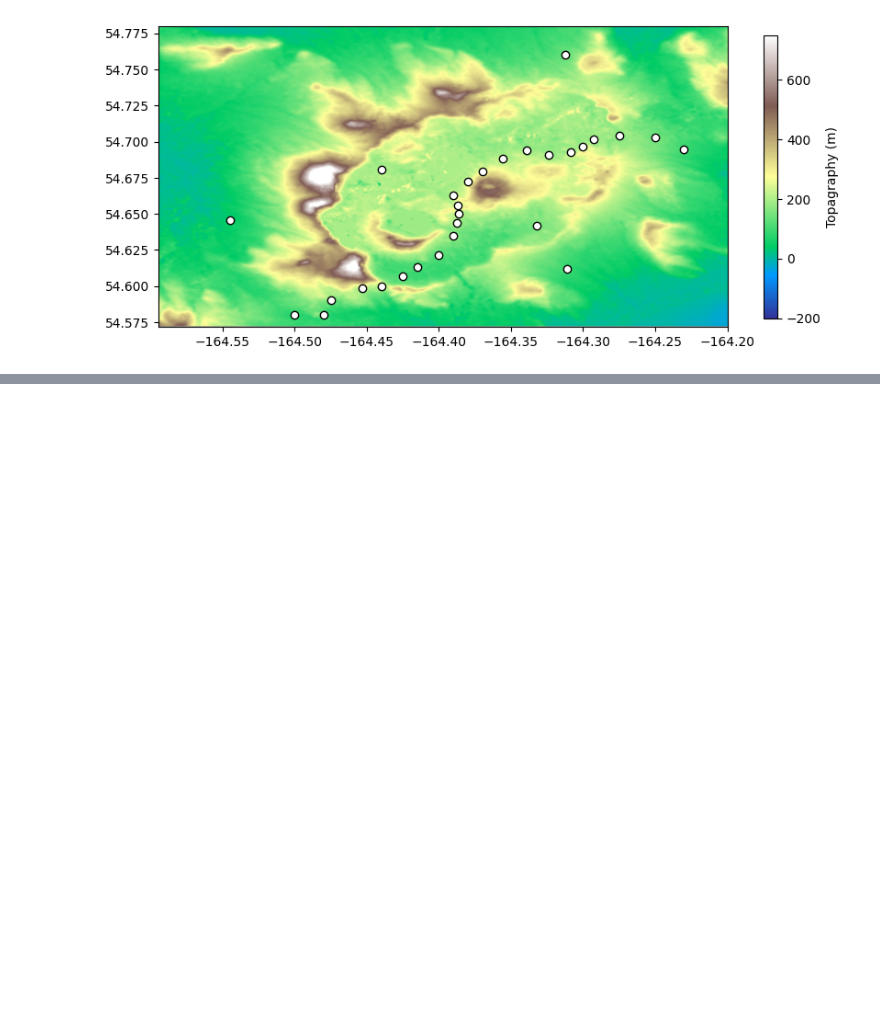
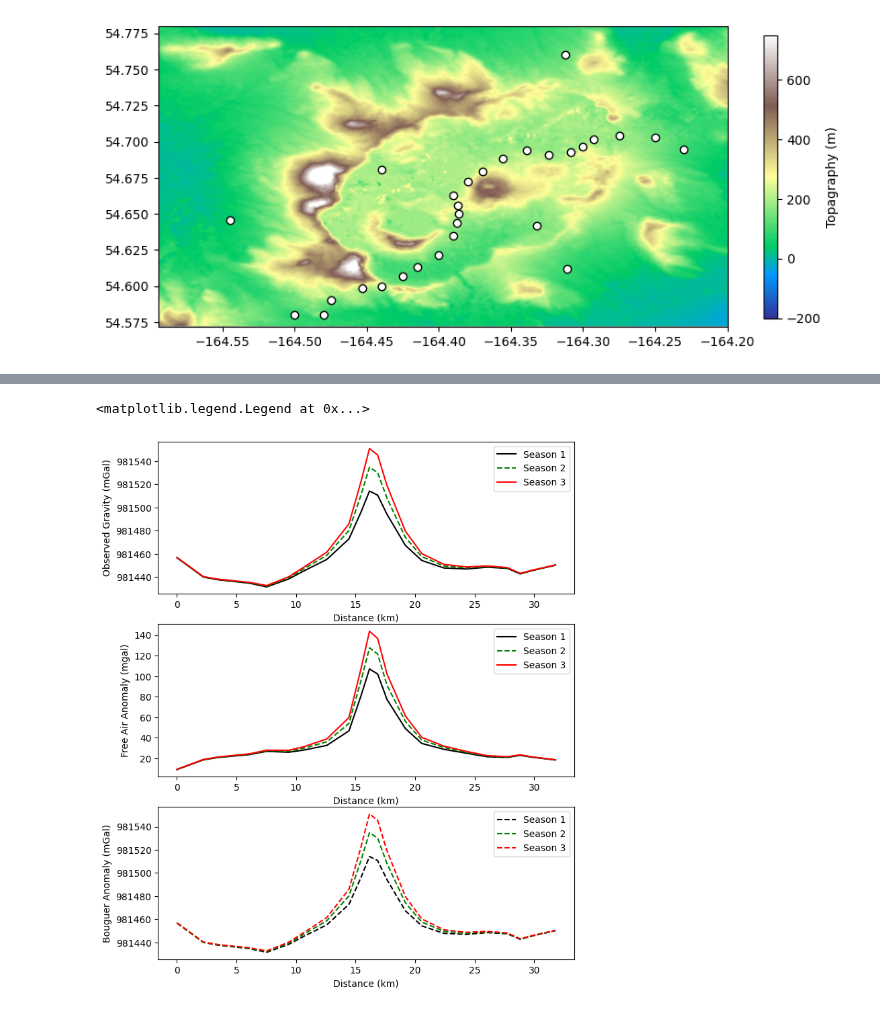
Before and after one commit to seanb7/GEOL-450, a Jupyter notebook: Gravitational_Anomalies.ipynb, the cells around one changed output, grey strips where cells are left out. Drawn from its saved outputs; the diff is of its cells as text; code cells hidden in the pictures; blank space fills up the shorter version.

```diff
--- a/Gravitational_Anomalies.ipynb
+++ b/Gravitational_Anomalies.ipynb
@@ -70,0 +117,45 @@ fig.savefig('FisherGravPts.png')
+# %%
+# Calculate the Bouguer Correction (Mass associated with Elevation)
+# Assuming a standard density of 2700 kg/m^3 for the Bouguer correction
+h = 3e3 # 3km Depth
+G = 6.67e-11
+p = 2700 # kg/m^3
+density = 2.7
+
+def bouguer_correction_numpy(density, height):
+    G = 6.67430e-11  # Gravitational constant in m^3 kg^-1 s^-2
+    correction = 2 * np.pi * G * density * height
+    return correction
+
+gba_1 = data.Season_1 - bouguer_correction_numpy(density, h)
+gba_2 = data.Season_2 - bouguer_correction_numpy(density, h)
+gba_3 = data.Season_3 - bouguer_correction_numpy(density, h)
+# %%
+# Plot Bouguer Correction
+fig, ax = plt.subplots(3, 1, figsize = (8, 10))
+plt.subplot(311)
+plt.plot(x[0:22], data.Season_1[0:22], 'k', label = 'Season 1')
+plt.plot(x[0:22], data.Season_2[0:22], 'g--', label = 'Season 2')
+plt.plot(x[0:22], data.Season_3[0:22], 'r', label = 'Season 3')
+plt.xlabel('Distance (km)')
+plt.ylabel('Observed Gravity (mGal)')
+plt.legend()
+
+plt.subplot(312)
+plt.plot(x[0:22], gfaa_1[0:22], 'k', label = 'Season 1')
+plt.plot(x[0:22], gfaa_2[0:22], 'g--', label = 'Season 2')
+plt.plot(x[0:22], gfaa_3[0:22], 'r', label = 'Season 3')
+plt.xlabel('Distance (km)')
+plt.ylabel('Free Air Anomaly (mgal)')
+plt.legend()
+
+plt.subplot(313)
+plt.plot(x[0:22], gba_1[0:22], 'k--', label = 'Season 1')
+plt.plot(x[0:22], gba_2[0:22], 'g--', label = 'Season 2')
+plt.plot(x[0:22], gba_3[0:22], 'r--', label = 'Season 3')
+plt.xlabel('Distance (km)')
+plt.ylabel('Bouguer Anomaly (mGal)')
+plt.legend()
+# %% [output]
+<matplotlib.legend.Legend at 0x...>
+[figure, added]
```
Also changed, not shown: parts of 8 cells of this notebook.
